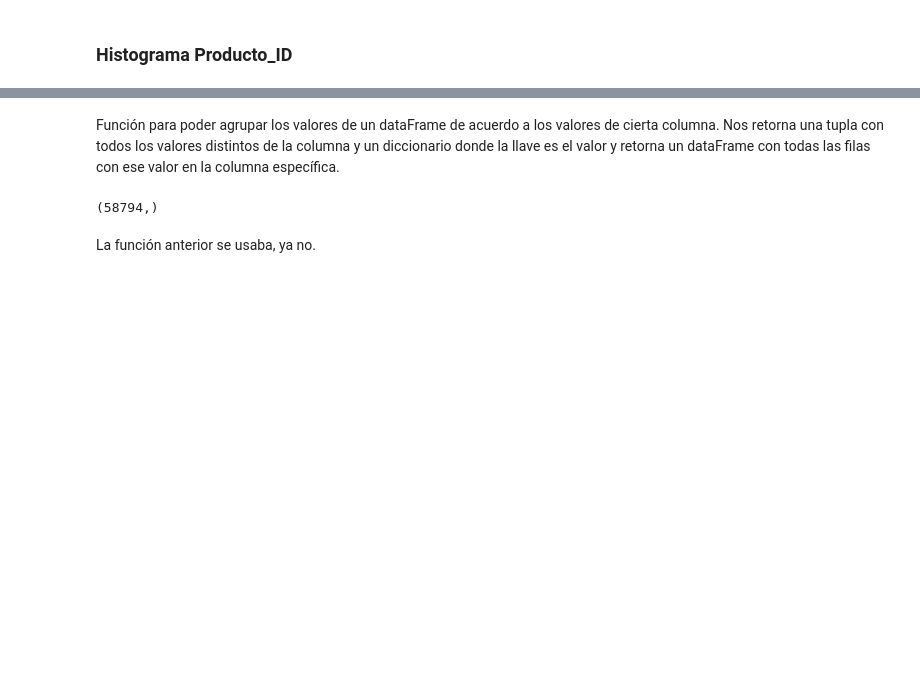
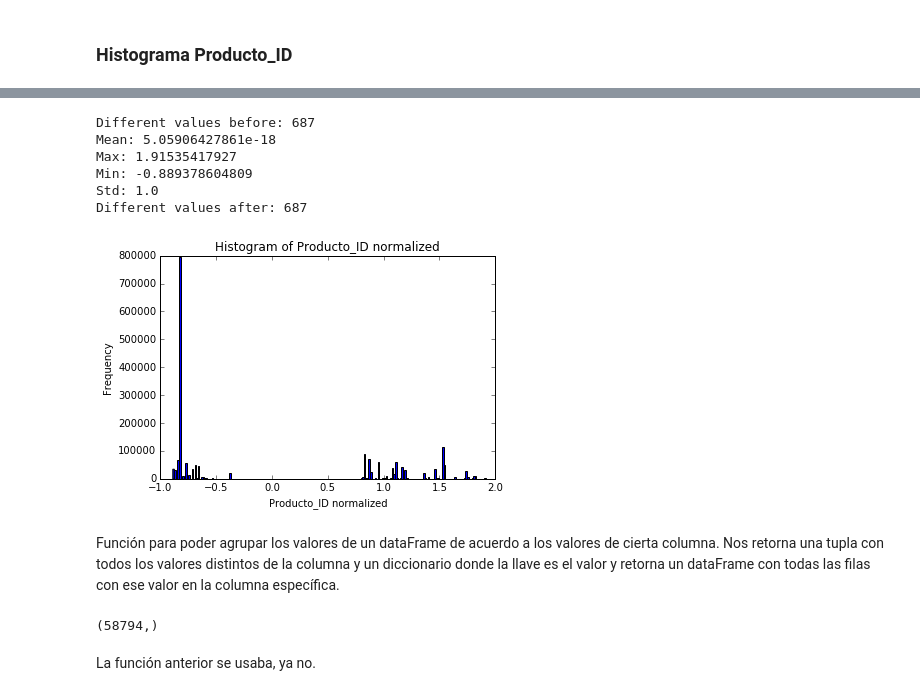
Before and after one commit to SetaSouto/BimboInvDemand, a Jupyter notebook: GrupoBimbo.ipynb, the cells around one changed output, grey strips where cells are left out. Cells and saved outputs as stored; diff of their text form; code cells hidden in the pictures; blank space fills up the shorter version.

```diff
--- a/GrupoBimbo.ipynb
+++ b/GrupoBimbo.ipynb
@@ -291,3 +265,14 @@ toHist(producto_id, 50000, 'Histogram of Producto_ID', 'Producto_ID')
+# %%
+npproducto_id = standardize(producto_id)
+toHist(npproducto_id, npproducto_id.max(), 'Histogram of Producto_ID normalized', 'Producto_ID normalized')
+# %% [output]
+Different values before: 687
+Mean: 5.05906427861e-18
+Max: 1.91535417927
+Min: -0.889378604809
+Std: 1.0
+Different values after: 687
+[figure, added]
 # %% [markdown]
 Función para poder agrupar los valores de un dataFrame de acuerdo a los valores de cierta columna. Nos retorna una tupla con todos los valores distintos de la columna y un diccionario donde la llave es el valor y retorna un dataFrame con todas las filas con ese valor en la columna específica.
 # %%
```
Also changed, not shown: parts of 14 cells of this notebook.
